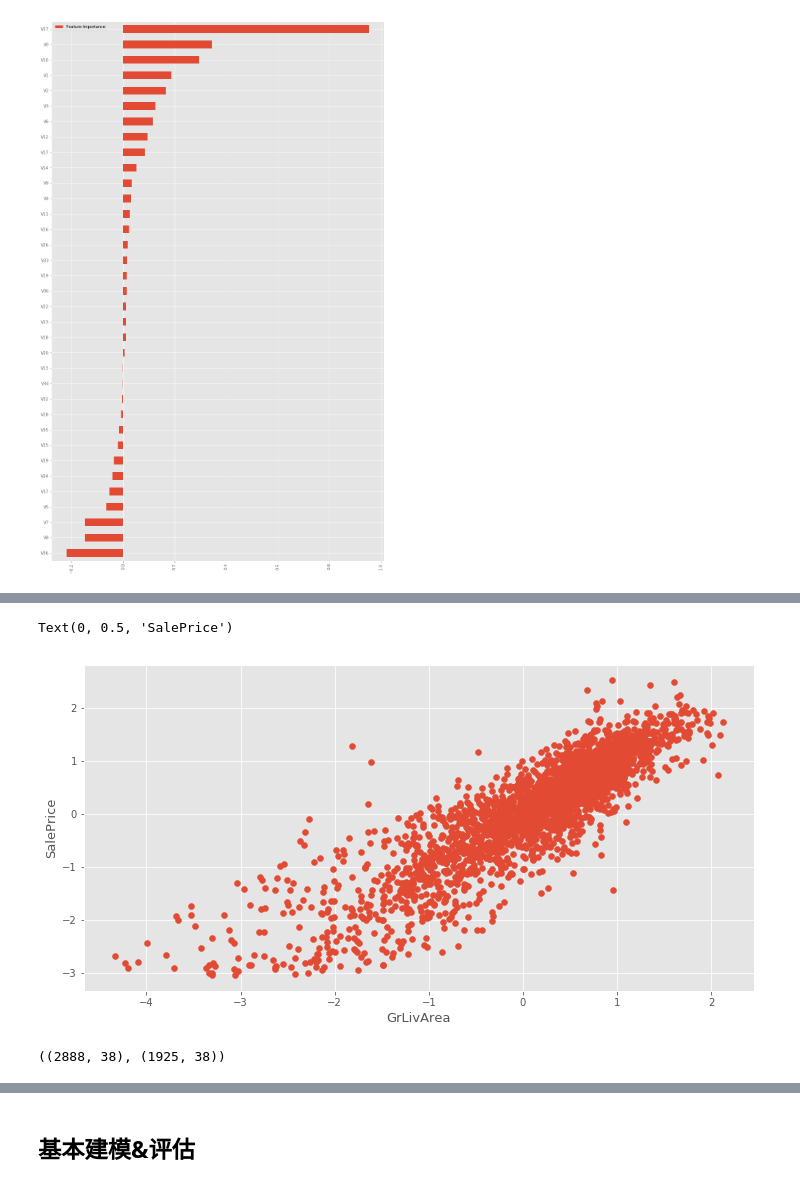
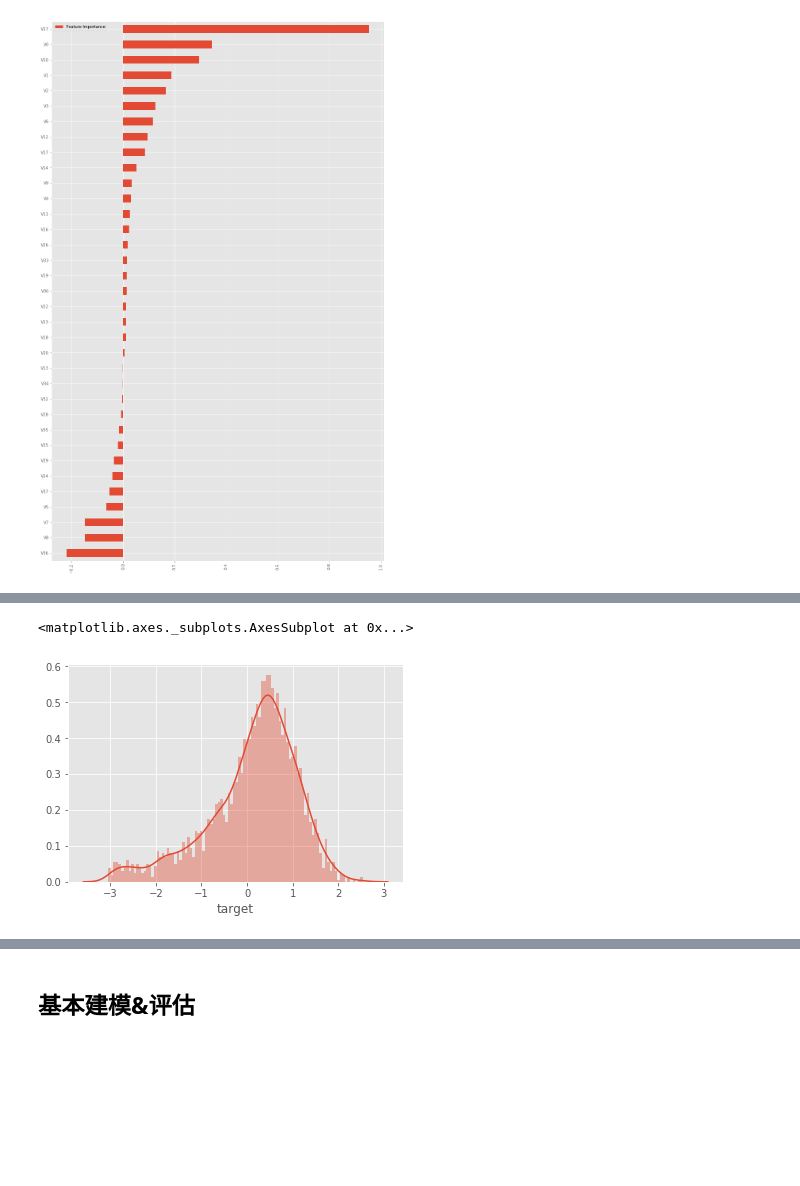
Before and after one commit to wait1ess/competition, a Jupyter notebook: zhenqiyuce.ipynb, the cells around one changed output, grey strips where cells are left out. Drawn from its saved outputs; the diff is of its cells as text; code cells hidden in the pictures; blank space fills up the shorter version.

```diff
--- a/zhenqiyuce.ipynb
+++ b/zhenqiyuce.ipynb
@@ -148,8 +101,0 @@ Text(0, 0.5, 'SalePrice')
-# %%
-plt.figure(figsize=(12,6))
-plt.scatter(x=X.V0, y=y)
-plt.xlabel("GrLivArea", fontsize=13)
-plt.ylabel("SalePrice", fontsize=13)
-# %% [output]
-Text(0, 0.5, 'SalePrice')
-[figure, removed]
@@ -161,4 +102,5 @@ test_X_pca = pca.transform(test_X)
-# %%
-X_pca.shape, test_X_pca.shape
-# %% [output]
-((2888, 38), (1925, 38))
+# %%
+sns.distplot(y,bins=100,kde=True)
+# %% [output]
+<matplotlib.axes._subplots.AxesSubplot at 0x...>
+[figure, added]
```
Also changed, not shown: parts of 38 cells of this notebook.
